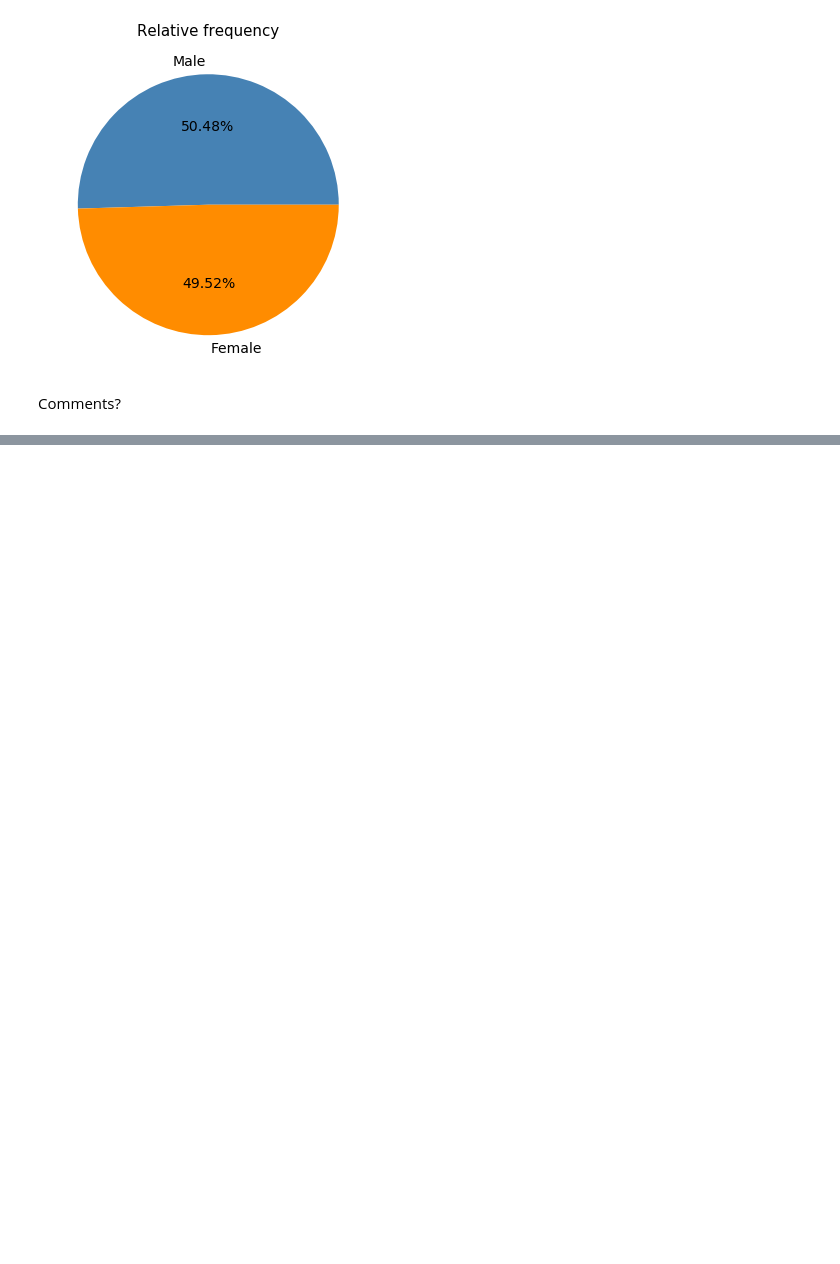
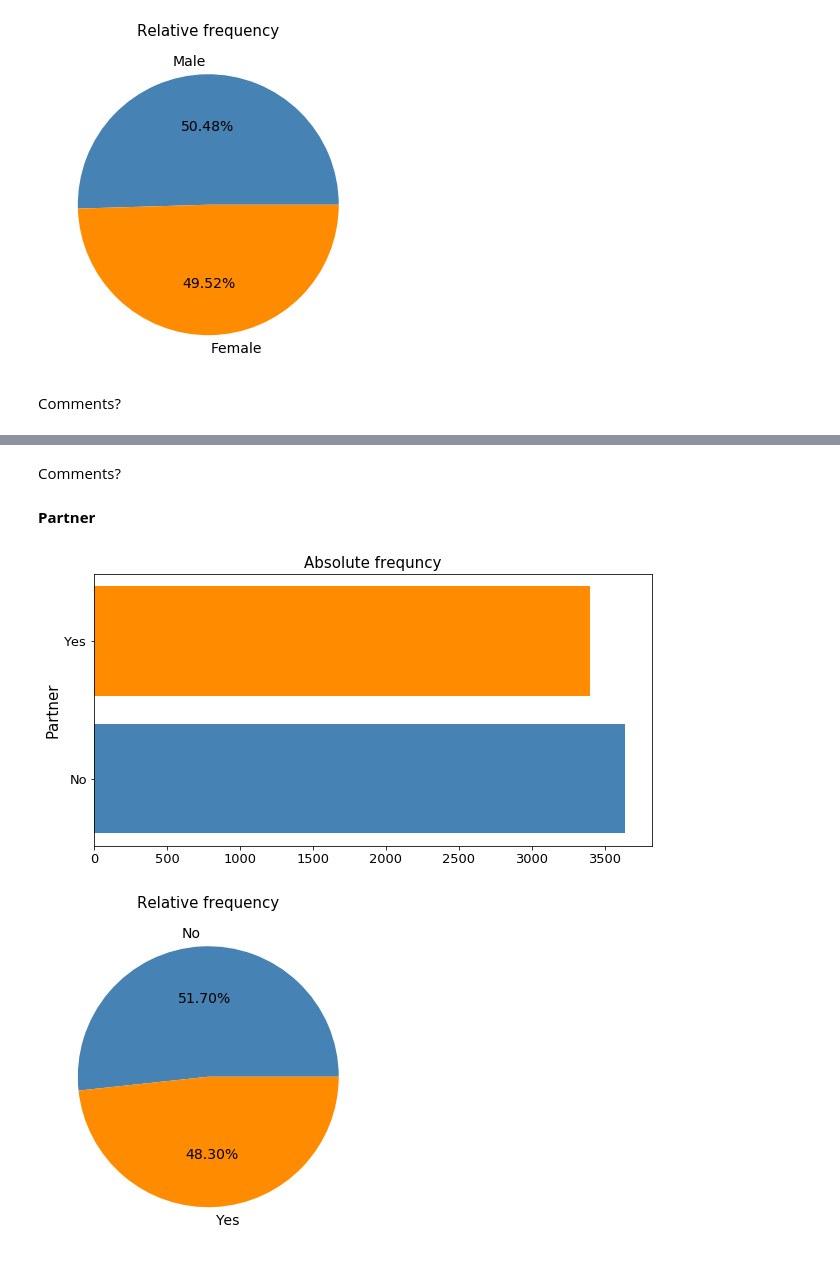
Before and after one commit to lucienwalewski/cse204project, a Jupyter notebook: src/main.ipynb, the cells around one changed output, grey strips where cells are left out. Drawn from its saved outputs; the diff is of its cells as text; code cells hidden in the pictures; blank space fills up the shorter version.

```diff
--- a/src/main.ipynb
+++ b/src/main.ipynb
@@ -316,0 +324,9 @@ Comments?
+# %% [markdown]
+Comments?
+# %% [markdown]
+**Partner**
+# %%
+plotFrequency("Partner")
+# %% [output]
+[figure, added]
+[figure, added]
```
Also changed, not shown: parts of 49 cells of this notebook.
